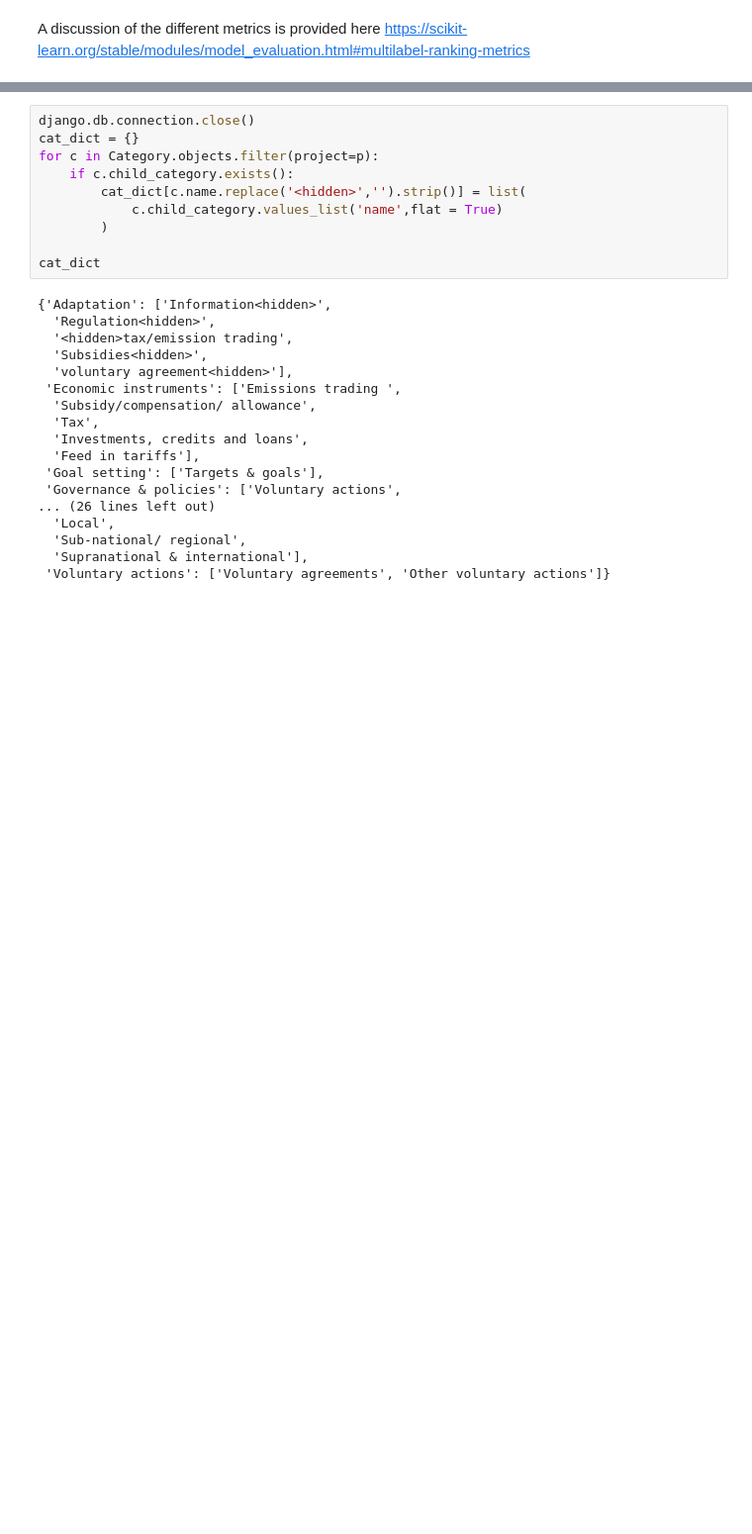
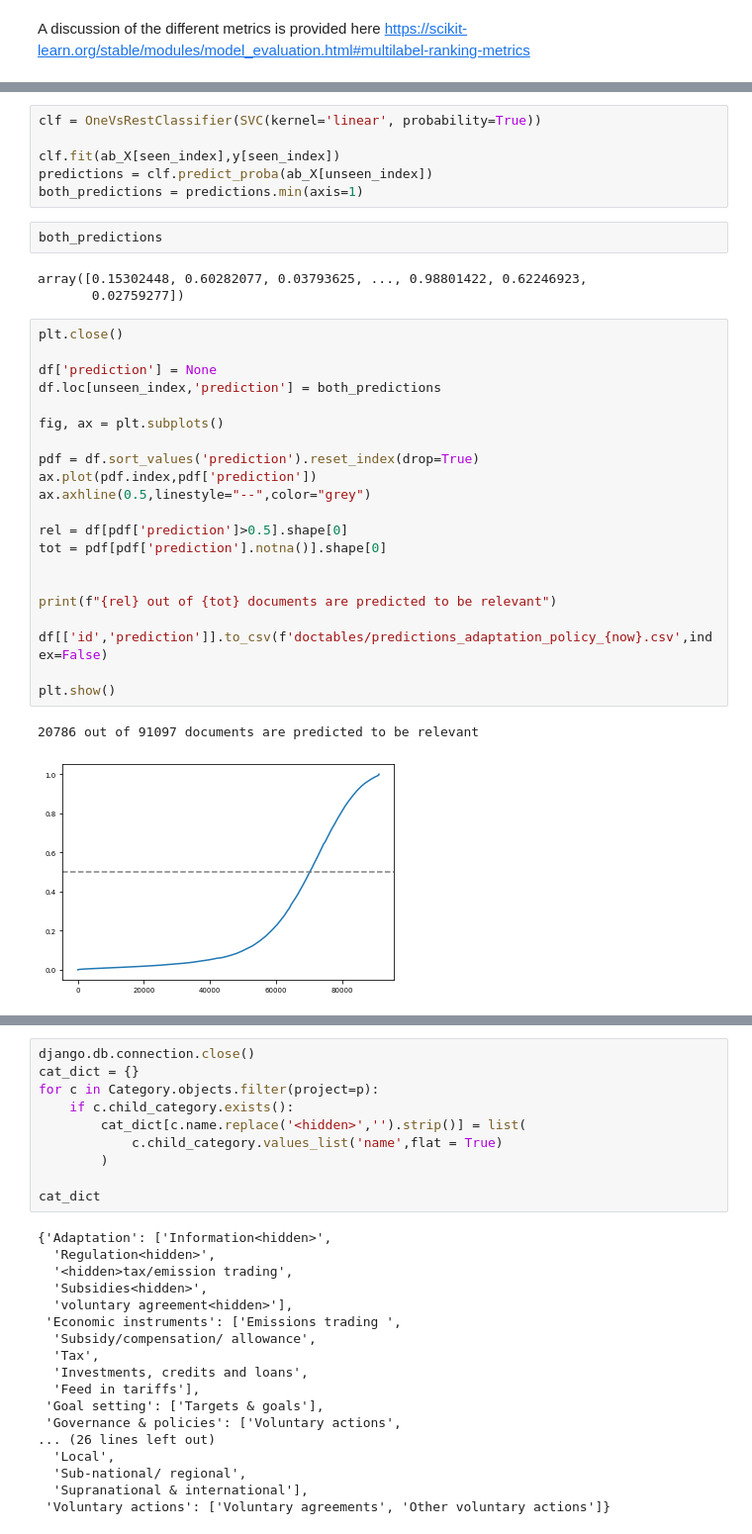
Before and after one commit to mcc-apsis/climate-policy-map, a Jupyter notebook: active_learning.ipynb, the cells around one changed output, grey strips where cells are left out. Shown at 99% size. Saved outputs shown, nothing was run; the diff lists cells and outputs as text; blank space fills up the shorter version.

```diff
--- a/active_learning.ipynb
+++ b/active_learning.ipynb
@@ -701,0 +883,35 @@ https://scikit-learn.org/stable/modules/model_evaluation.html#multilabel-ranking
+# %%
+clf = OneVsRestClassifier(SVC(kernel='linear', probability=True))
+
+clf.fit(ab_X[seen_index],y[seen_index])
+predictions = clf.predict_proba(ab_X[unseen_index])
+both_predictions = predictions.min(axis=1)
+# %%
+both_predictions
+# %% [output]
+array([0.15302448, 0.60282077, 0.03793625, ..., 0.98801422, 0.62246923,
+       0.02759277])
+# %%
+plt.close()
+
+df['prediction'] = None
+df.loc[unseen_index,'prediction'] = both_predictions
+
+fig, ax = plt.subplots()
+
+pdf = df.sort_values('prediction').reset_index(drop=True)
+ax.plot(pdf.index,pdf['prediction'])
+ax.axhline(0.5,linestyle="--",color="grey")
+
+rel = df[pdf['prediction']>0.5].shape[0]
+tot = pdf[pdf['prediction'].notna()].shape[0]
+
+
+print(f"{rel} out of {tot} documents are predicted to be relevant")
+
+df[['id','prediction']].to_csv(f'doctables/predictions_adaptation_policy_{now}.csv',index=False)
+
+plt.show()
+# %% [output]
+20786 out of 91097 documents are predicted to be relevant
+[figure, added]
```
Also changed, not shown: parts of 17 cells of this notebook, 1 other file.
